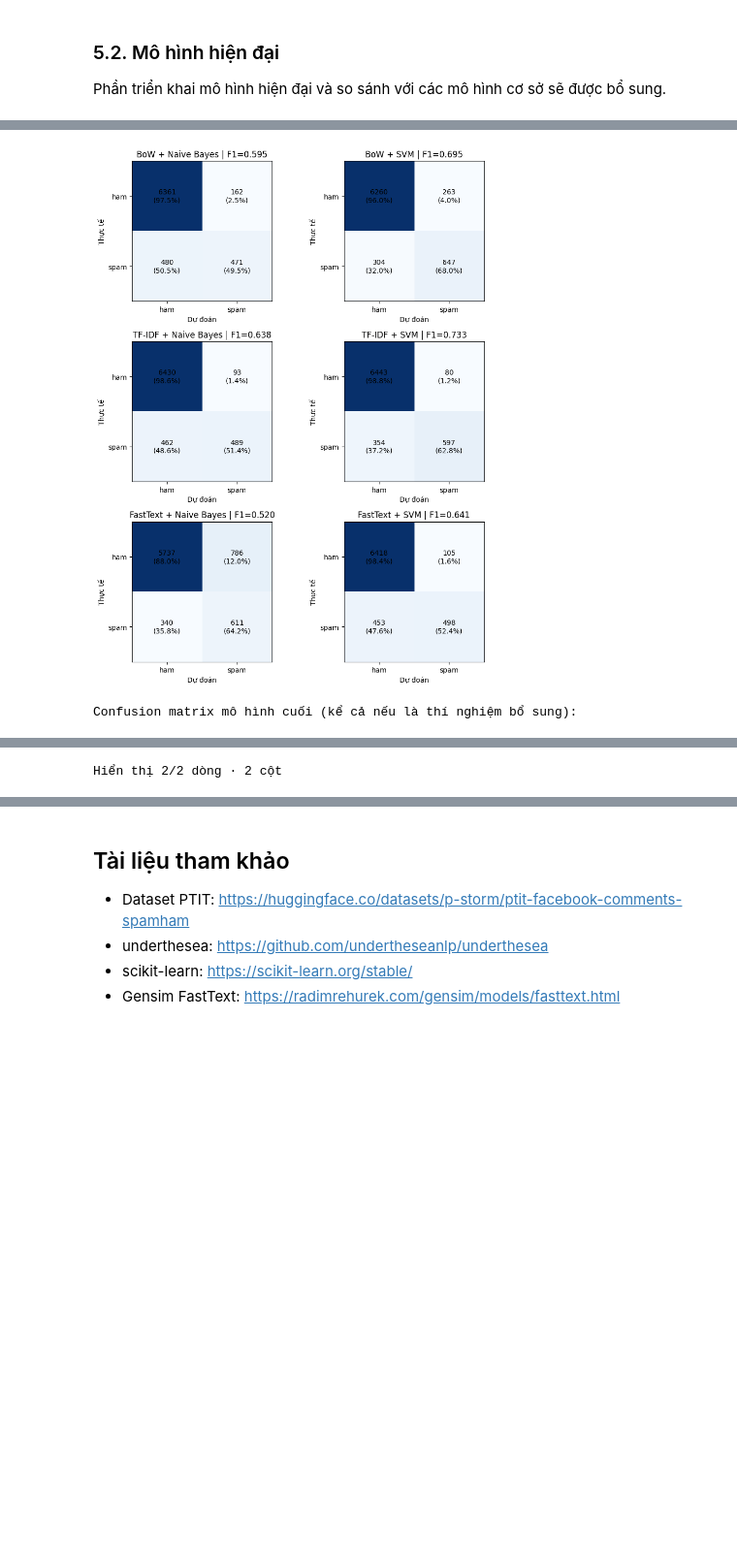
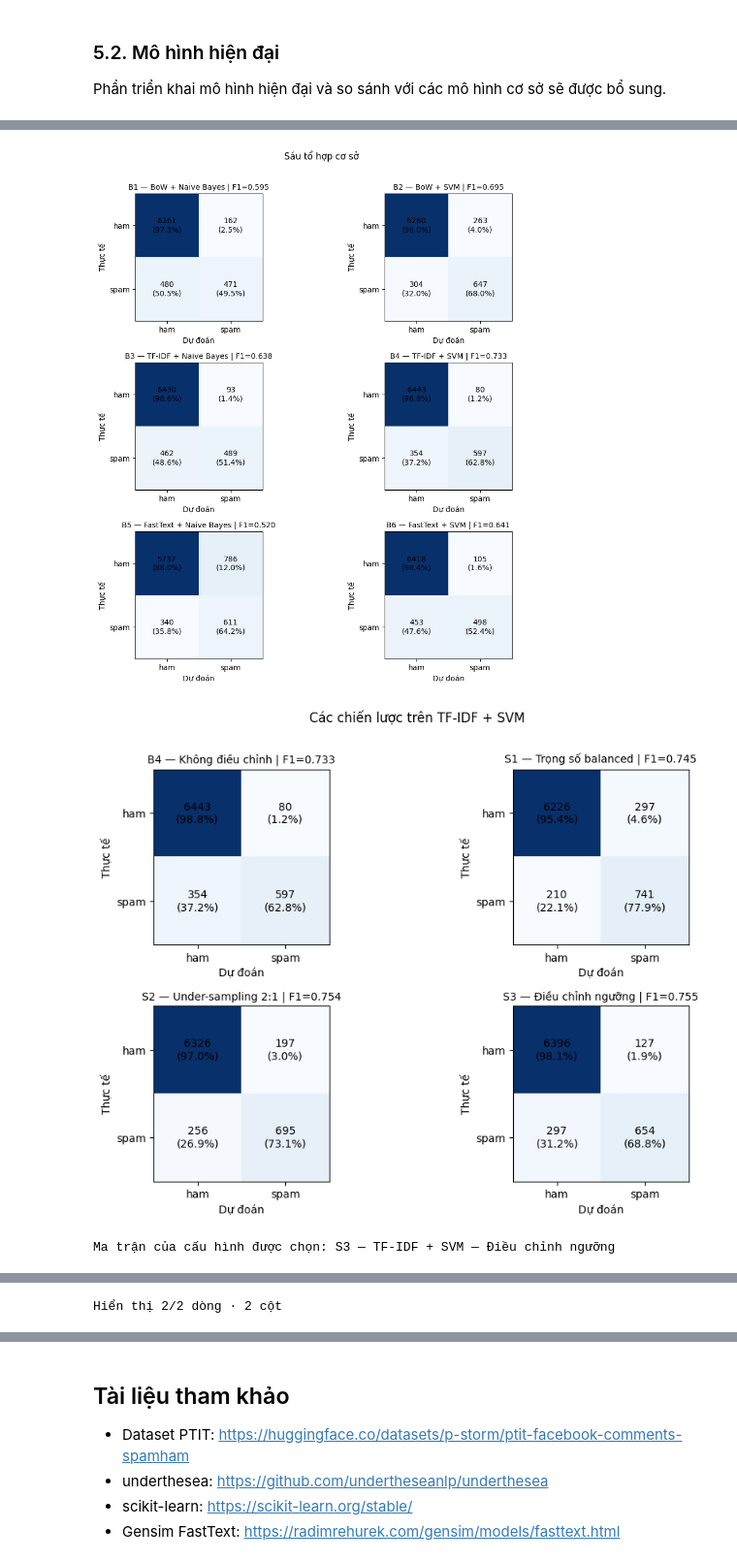
Before and after one commit to P-Bao/ptit-facebook-spam-ham, a Jupyter notebook: notebooks/02_thuc_nghiem_va_demo.ipynb, the cells around one changed output, grey strips where cells are left out. Shown at 97% size. Saved outputs shown, nothing was run; the diff lists cells and outputs as text; code cells hidden in the pictures; blank space fills up the shorter version.

Commit message:
Clarify notebook experiments and tune SVM decision threshold

```diff
--- a/notebooks/02_thuc_nghiem_va_demo.ipynb
+++ b/notebooks/02_thuc_nghiem_va_demo.ipynb
@@ -269,14 +267,0 @@ Từ vựng, IDF và embedding được học trong phần train của từng fo
-# %%
-# Grid/cấu hình nằm ở pipeline/modeling/experiments.py: make_pipe().
-# Fit vectorizer và model trong train của từng fold, không fit trên test.
-cache_dir = tempfile.TemporaryDirectory(prefix="spamham_cache_", dir=ARTIFACT_DIR)
-cache = Memory(cache_dir.name, verbose=0)
-RESULTS = []
-for pre in TEXT:
-    X_train_text = TEXT[pre].iloc[train_idx].to_numpy()
-    for feature in FEATURES:
-        for algorithm in MODELS:
-            result = fit_experiment(pre, feature, algorithm, X_train_text, y_train, CV_FOLDS,
-                                    seed=SEED, cache=cache, n_jobs=N_JOBS)
-            RESULTS.append(result)
-            print(pre, feature, algorithm, f"CV F1={result['CV F1 (spam)']:.4f}", result["Tham số"], flush=True)
@@ -509,18 +530,28 @@ là spam (FP) và spam bị bỏ sót (FN).
 # %%
-fig, axes = plt.subplots(3, 2, figsize=(9, 11))
-for ax, record in zip(axes.ravel(), sel):
-    matrix = confusion_matrix(y_test, record["_pred"], labels=[0, 1])
-    ax.imshow(matrix, cmap="Blues")
-    for i in range(2):
-        for j in range(2):
-            ax.text(j, i, f"{matrix[i,j]}\n({matrix[i,j]/matrix[i].sum():.1%})", ha="center", va="center")
-    ax.set_xticks([0, 1], ["ham", "spam"]); ax.set_yticks([0, 1], ["ham", "spam"])
-    ax.set_xlabel("Dự đoán"); ax.set_ylabel("Thực tế")
-    ax.set_title(f"{record['Đặc trưng']} + {record['Thuật toán']} | F1={record['F1']:.3f}")
-plt.tight_layout(); plt.show()
-print("Confusion matrix mô hình cuối (kể cả nếu là thí nghiệm bổ sung):")
+def plot_confusions(records, nrows, ncols, title, filename):
+    fig, axes = plt.subplots(nrows, ncols, figsize=(10, 3.4 * nrows), squeeze=False)
+    for ax, record in zip(axes.ravel(), records):
+        matrix = confusion_matrix(y_test, record["_pred"], labels=[0, 1])
+        ax.imshow(matrix, cmap="Blues")
+        for i in range(2):
+            for j in range(2):
+                ax.text(j, i, f"{matrix[i,j]}\n({matrix[i,j]/matrix[i].sum():.1%})", ha="center", va="center")
+        ax.set_xticks([0, 1], ["ham", "spam"])
+        ax.set_yticks([0, 1], ["ham", "spam"])
+        ax.set_xlabel("Dự đoán"); ax.set_ylabel("Thực tế")
+        name = f"{record['Đặc trưng']} + {record['Thuật toán']}" if records is RESULTS else record["Chiến lược"]
+        ax.set_title(f"{record['Mã']} — {name} | F1={record['F1']:.3f}", fontsize=10)
+    fig.suptitle(title)
+    fig.tight_layout(rect=[0, 0, 1, 0.97])
+    fig.savefig(ARTIFACT_DIR / filename, dpi=140, bbox_inches="tight")
+    plt.show()
+
+plot_confusions(RESULTS, 3, 2, "Sáu tổ hợp cơ sở", "confusion_baselines.png")
+plot_confusions(STRATEGIES, 2, 2, "Các chiến lược trên TF-IDF + SVM", "confusion_strategies.png")
+print("Ma trận của cấu hình được chọn:", SELECTED_NAME)
 display(pd.DataFrame(confusion_matrix(y_test, best["_pred"], labels=[0, 1]),
-                     index=["thật ham", "thật spam"], columns=["đoán ham", "đoán spam"]))
+                     index=["Thực tế ham", "Thực tế spam"], columns=["Dự đoán ham", "Dự đoán spam"]))
 # %% [output]
-[figure, old version]
+[figure, new version]
+[figure, added]
-Confusion matrix mô hình cuối (kể cả nếu là thí nghiệm bổ sung):
+Ma trận của cấu hình được chọn: S3 — TF-IDF + SVM — Điều chỉnh ngưỡng
```
Also changed, not shown: parts of 40 cells of this notebook, 34 other files.
